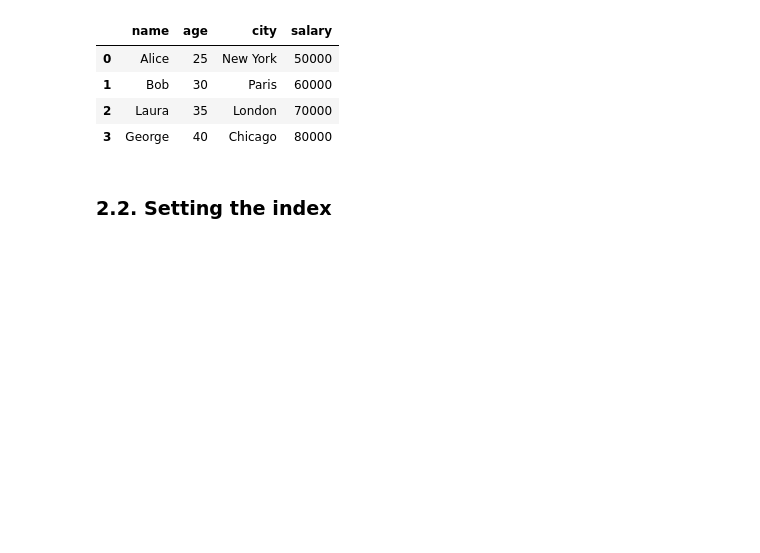
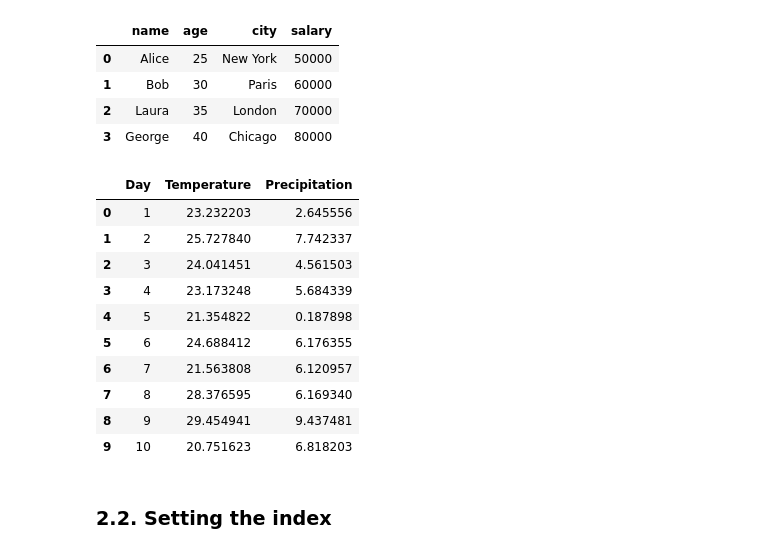
Before and after one commit to gperdrizet/fullstack-2605, a Jupyter notebook: unit-2/lesson-10/lesson-10-demo.ipynb, the cells around one changed output. Cells and saved outputs as stored; diff of their text form; code cells hidden in the pictures; blank space fills up the shorter version.

```diff
--- a/unit-2/lesson-10/lesson-10-demo.ipynb
+++ b/unit-2/lesson-10/lesson-10-demo.ipynb
@@ -92,6 +92,21 @@ df
 | 1 | Bob | 30 | Paris | 60000 |
 | 2 | Laura | 35 | London | 70000 |
 | 3 | George | 40 | Chicago | 80000 |
+# %%
+weather_df = pd.read_csv('./Weather_data.csv')
+weather_df.head(10)
+# %% [output]
+|  | Day | Temperature | Precipitation |
+| 0 | 1 | 23.232203 | 2.645556 |
+| 1 | 2 | 25.727840 | 7.742337 |
+| 2 | 3 | 24.041451 | 4.561503 |
+| 3 | 4 | 23.173248 | 5.684339 |
+| 4 | 5 | 21.354822 | 0.187898 |
+| 5 | 6 | 24.688412 | 6.176355 |
+| 6 | 7 | 21.563808 | 6.120957 |
+| 7 | 8 | 28.376595 | 6.169340 |
+| 8 | 9 | 29.454941 | 9.437481 |
+| 9 | 10 | 20.751623 | 6.818203 |
 # %% [markdown]
 ### 2.2. Setting the index
 # %%
```
Also changed, not shown: parts of 55 cells of this notebook, 1 other file.
